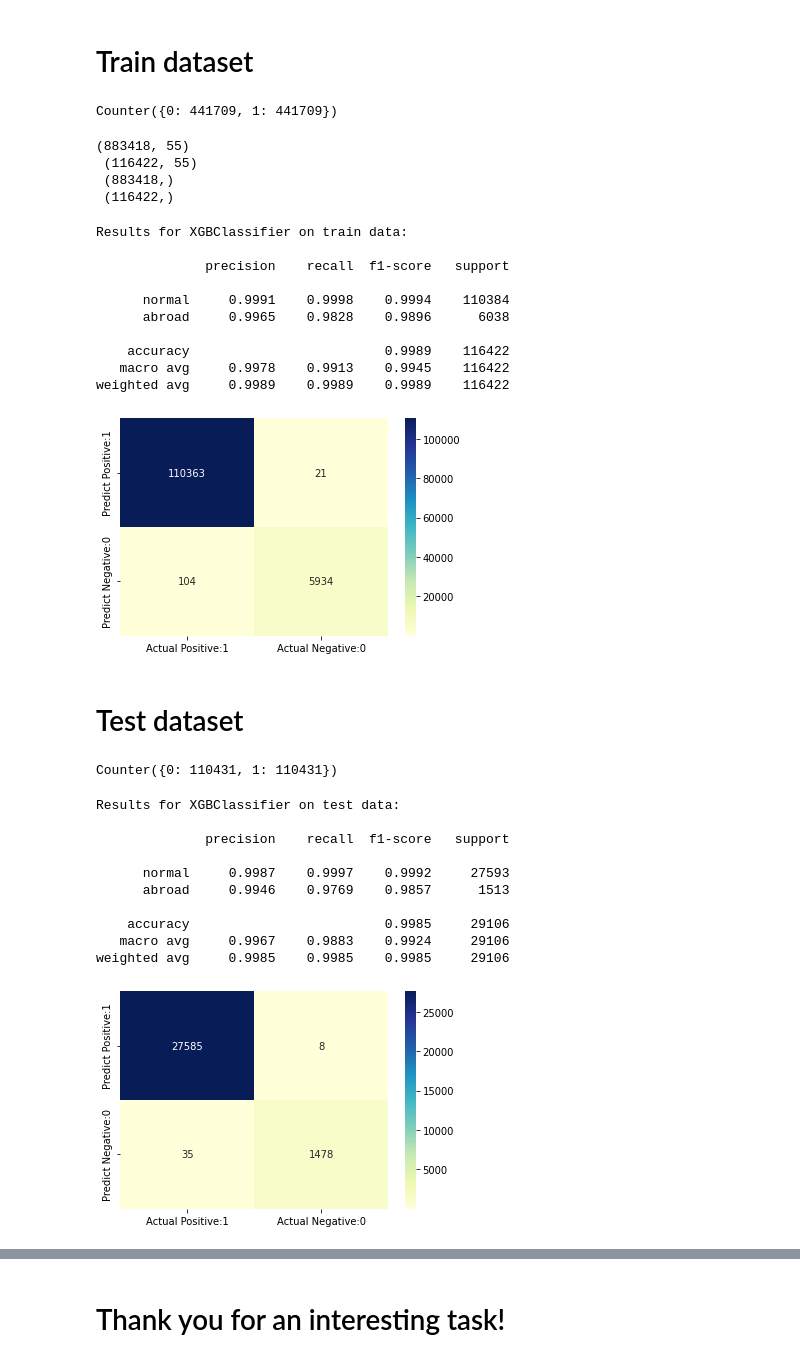
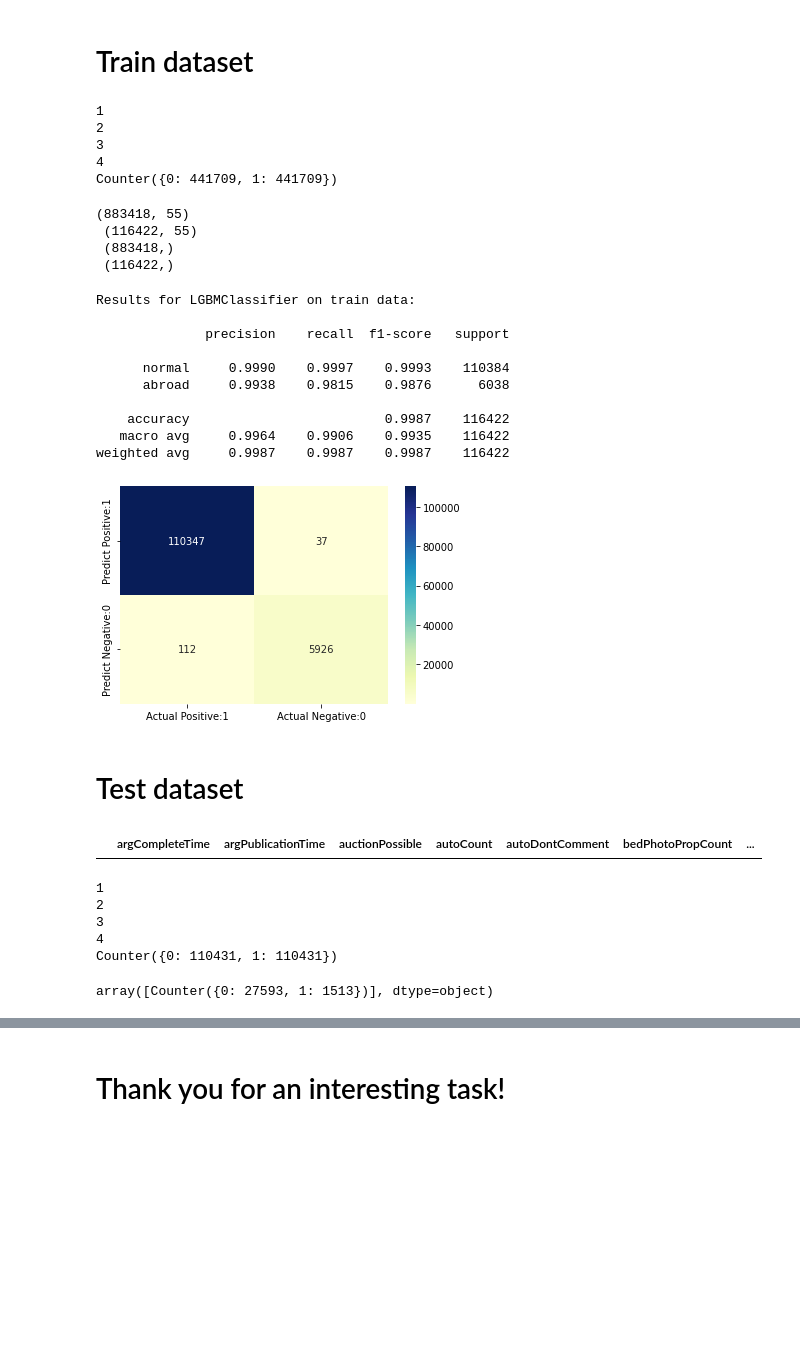
Before and after one commit to AlexTsikhun/auto-ria-test-fraud-detection, a Jupyter notebook: auto-ria-test-clf.ipynb, the cells around one changed output, grey strips where cells are left out. Saved outputs shown, nothing was run; the diff lists cells and outputs as text; code cells hidden in the pictures; blank space fills up the shorter version.

Commit message:
Kaggle Notebook | auto-ria-test-clf | Version 2 | experiments

```diff
--- a/auto-ria-test-clf.ipynb
+++ b/auto-ria-test-clf.ipynb
@@ -186,8 +228,12 @@ train0.label.hist()
 # %% [markdown]
 # Train dataset
 # %%
-X_train_sm0, X_test0, y_train_sm0, y_test0, df = preproc(train0)
+X_train_sm0, X_test0, y_train_sm0, y_test0 = preproc(train0)
 # %% [output]
+1
+2
+3
+4
 Counter({0: 441709, 1: 441709})
 # %%
 def show_cm(cm):
@@ -207,7 +253,7 @@ def save_model(model):
     if not os.path.exists(path_to_file):
         pickle.dump(model, open(filename, 'wb'))
 # %%
-def fit_predict(model, X_train_sm, X_test, y_train_sm, y_test):
+def predict_show(model, X_test, y_test):
     """
     Train model and returns classification report
         Parameters:
@@ -215,12 +261,12 @@ def fit_predict(model, X_train_sm, X_test, y_train_sm, y_test):
             X_train_sm, X_test, y_train_sm, y_test - pandas.core.frame.DataFrame
     """
 
-    print(f'Results for {type(model).__name__} on {"train data:" if X_train_sm is X_train_sm0 else "test data:"}\n')
+    print(f'Results for {type(model).__name__} on {"train data:" if X_test is X_test0 else "test data:"}\n')
 
-    train_model = model.fit(X_train_sm, y_train_sm)
     # if haven't model - save her
-    save_model(model)
+#     save_model(model)
     pred = train_model.predict(X_test)
+
     class_names = ['normal', 'abroad']
     # Make and show conf matr
     cm = confusion_matrix(y_test, pred)
@@ -242,4 +288,4 @@ print(
  (116422,)
 # %%
 # For stacking
-# lgb_clf = lgb.LGBMClassifier()
+lgb_clf = lgb.LGBMClassifier()
@@ -246,16 +294,2 @@ print(
 # %%
 xgb_clf = xgboost.XGBClassifier(tree_method='gpu_hist')
-# %%
-fit_predict(xgb_clf, X_train_sm0, X_test0, y_train_sm0, y_test0)
-# %% [output]
-Results for XGBClassifier on train data:
-
-              precision    recall  f1-score   support
-
-      normal     0.9991    0.9998    0.9994    110384
-      abroad     0.9965    0.9828    0.9896      6038
-
-    accuracy                         0.9989    116422
-   macro avg     0.9978    0.9913    0.9945    116422
-weighted avg     0.9989    0.9989    0.9989    116422
-[figure, removed]
@@ -273,2 +321,18 @@ weighted avg     0.9989    0.9989    0.9989    116422
+# %%
+train_model = lgb_clf.fit(X_train_sm0, y_train_sm0)
+# save_model(model)
+predict_show(lgb_clf, X_test0, y_test0)
+# %% [output]
+Results for LGBMClassifier on train data:
+
+              precision    recall  f1-score   support
+
+      normal     0.9990    0.9997    0.9993    110384
+      abroad     0.9938    0.9815    0.9876      6038
+
+    accuracy                         0.9987    116422
+   macro avg     0.9964    0.9906    0.9935    116422
+weighted avg     0.9987    0.9987    0.9987    116422
+[figure, added]
 # %% [markdown]
 # Test dataset
@@ -275,18 +352,17 @@ weighted avg     0.9989    0.9989    0.9989    116422
+# %%
+null_data = test00[test00.isnull().any(axis=1)]
+null_data.head(10)
+# %% [output]
+|  | argCompleteTime | argPublicationTime | auctionPossible | autoCount | autoDontComment | bedPhotoPropCount | ... |
 # %%
-X_train_sm00, X_test00, y_train_sm00, y_test00, df = preproc(test00)
+_, X_test00, _, y_test00 = preproc(test00)
 # %% [output]
+1
+2
+3
+4
 Counter({0: 110431, 1: 110431})
-# %%
-fit_predict(xgb_clf, X_train_sm00, X_test00, y_train_sm00, y_test00)
-# %% [output]
-Results for XGBClassifier on test data:
-
-              precision    recall  f1-score   support
-
-      normal     0.9987    0.9997    0.9992     27593
-      abroad     0.9946    0.9769    0.9857      1513
-
-    accuracy                         0.9985     29106
-   macro avg     0.9967    0.9883    0.9924     29106
-weighted avg     0.9985    0.9985    0.9985     29106
-[figure, removed]
+# %%
+np.unique(Counter(y_test00))
+# %% [output]
+array([Counter({0: 27593, 1: 1513})], dtype=object)
```
Also changed, not shown: parts of 29 cells of this notebook.
